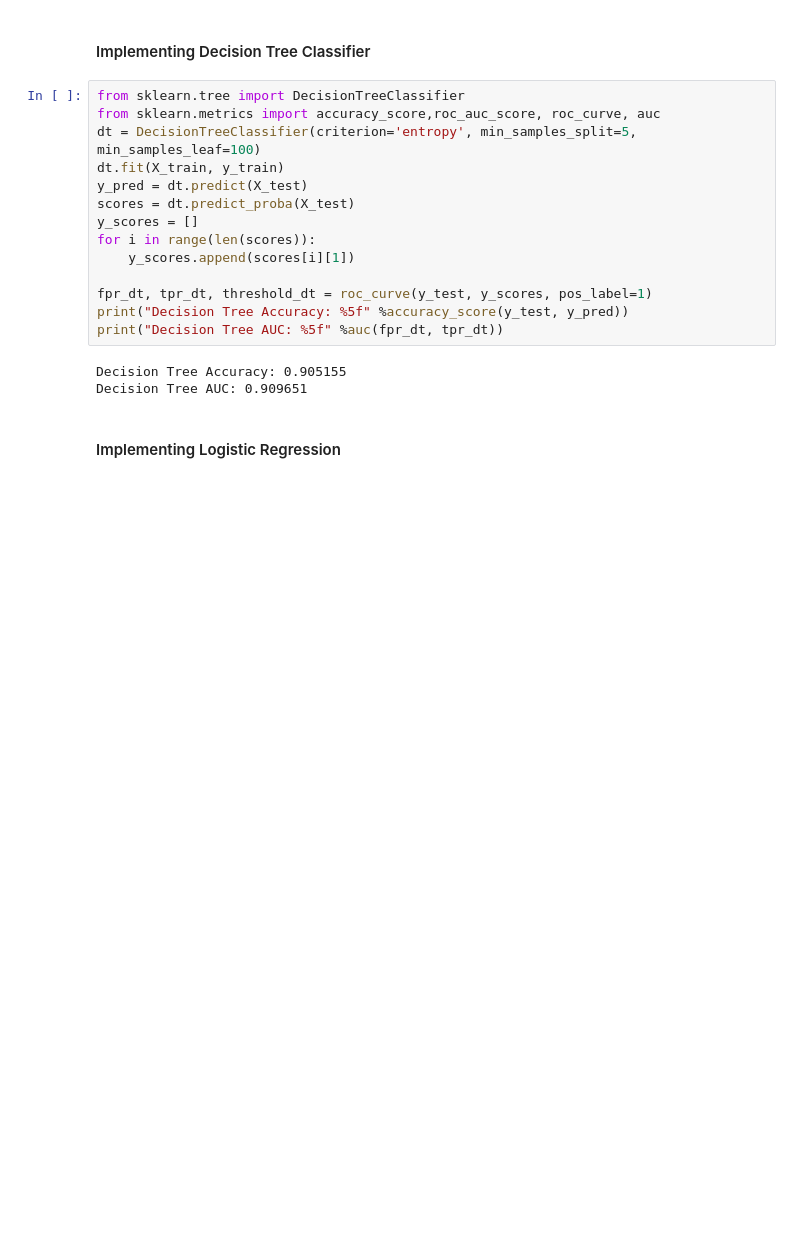
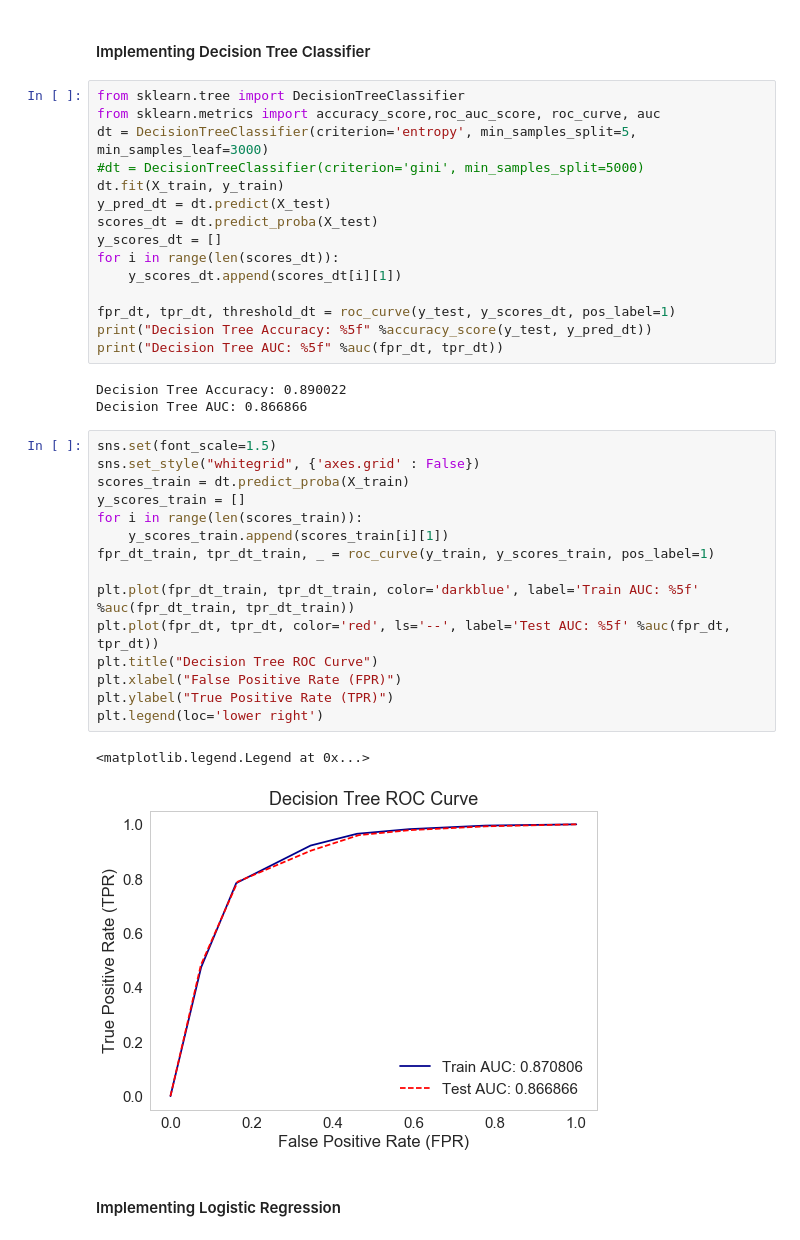
Before and after one commit to jubins/Bank-Marketing-Multivariate-Analysis, a Jupyter notebook: IDS_BankMarketingAnalytics.ipynb, the cells around one changed output. Saved outputs shown, nothing was run; the diff lists cells and outputs as text; blank space fills up the shorter version.

```diff
--- a/IDS_BankMarketingAnalytics.ipynb
+++ b/IDS_BankMarketingAnalytics.ipynb
@@ -217,20 +216,39 @@ bank_df.head(5)
 # %%
 from sklearn.tree import DecisionTreeClassifier
 from sklearn.metrics import accuracy_score,roc_auc_score, roc_curve, auc
-dt = DecisionTreeClassifier(criterion='entropy', min_samples_split=5, min_samples_leaf=100)
+dt = DecisionTreeClassifier(criterion='entropy', min_samples_split=5, min_samples_leaf=3000)
+#dt = DecisionTreeClassifier(criterion='gini', min_samples_split=5000)
 dt.fit(X_train, y_train)
-y_pred = dt.predict(X_test)
-scores = dt.predict_proba(X_test)
-y_scores = []
-for i in range(len(scores)):
-    y_scores.append(scores[i][1])
+y_pred_dt = dt.predict(X_test)
+scores_dt = dt.predict_proba(X_test)
+y_scores_dt = []
+for i in range(len(scores_dt)):
+    y_scores_dt.append(scores_dt[i][1])
 
-fpr_dt, tpr_dt, threshold_dt = roc_curve(y_test, y_scores, pos_label=1)
-print("Decision Tree Accuracy: %5f" %accuracy_score(y_test, y_pred))
+fpr_dt, tpr_dt, threshold_dt = roc_curve(y_test, y_scores_dt, pos_label=1)
+print("Decision Tree Accuracy: %5f" %accuracy_score(y_test, y_pred_dt))
 print("Decision Tree AUC: %5f" %auc(fpr_dt, tpr_dt))
 # %% [output]
-Decision Tree Accuracy: 0.905155
-Decision Tree AUC: 0.909651
+Decision Tree Accuracy: 0.890022
+Decision Tree AUC: 0.866866
+# %%
+sns.set(font_scale=1.5)
+sns.set_style("whitegrid", {'axes.grid' : False})
+scores_train = dt.predict_proba(X_train)
+y_scores_train = []
+for i in range(len(scores_train)):
+    y_scores_train.append(scores_train[i][1])
+fpr_dt_train, tpr_dt_train, _ = roc_curve(y_train, y_scores_train, pos_label=1)
+
+plt.plot(fpr_dt_train, tpr_dt_train, color='darkblue', label='Train AUC: %5f' %auc(fpr_dt_train, tpr_dt_train))
+plt.plot(fpr_dt, tpr_dt, color='red', ls='--', label='Test AUC: %5f' %auc(fpr_dt, tpr_dt))
+plt.title("Decision Tree ROC Curve")
+plt.xlabel("False Positive Rate (FPR)")
+plt.ylabel("True Positive Rate (TPR)")
+plt.legend(loc='lower right')
+# %% [output]
+<matplotlib.legend.Legend at 0x...>
+[figure, added]
 # %% [markdown]
 #### Implementing Logistic Regression
 # %%
```
Also changed, not shown: parts of 21 cells of this notebook.
